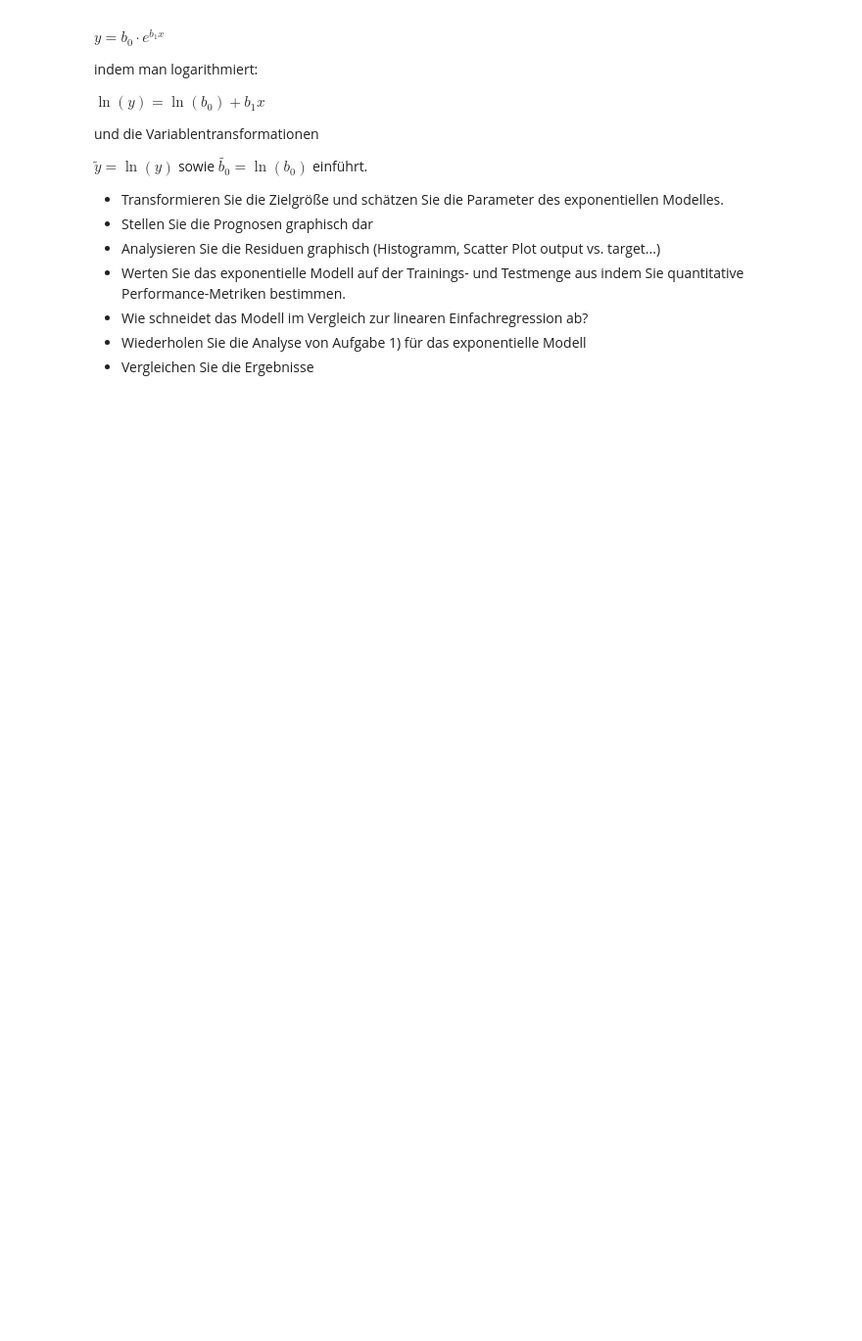
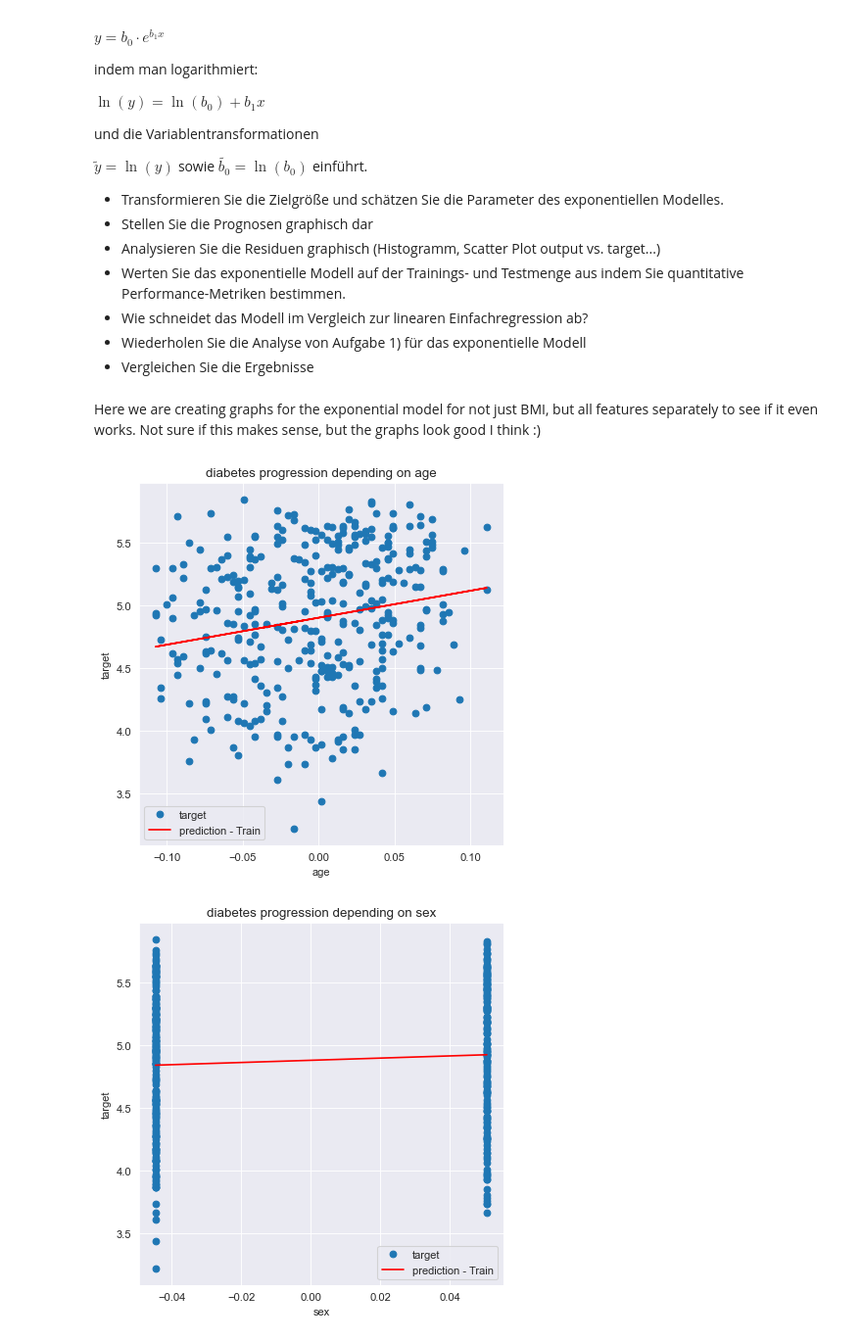
Before and after one commit to Bajtinus/ML-Project, a Jupyter notebook: ELO-files/Python/ML_Lecture1_LinearModels_Part1.ipynb, the cells around one changed output. Shown at 98% size. Saved outputs shown, nothing was run; the diff lists cells and outputs as text; code cells hidden in the pictures; blank space fills up the shorter version.

```diff
--- a/ELO-files/Python/ML_Lecture1_LinearModels_Part1.ipynb
+++ b/ELO-files/Python/ML_Lecture1_LinearModels_Part1.ipynb
@@ -483,3 +483,41 @@ $\tilde{y}=\ln{(y)}$ sowie $\tilde{b_0}=\ln{(b_0)}$ einführt.
 - Wie schneidet das Modell im Vergleich zur linearen Einfachregression ab?
 - Wiederholen Sie die Analyse von Aufgabe 1) für das exponentielle Modell
 - Vergleichen Sie die Ergebnisse
+# %% [markdown]
+Here we are creating graphs for the exponential model for not just BMI, but all features separately to see if it even works.
+Not sure if this makes sense, but the graphs look good I think :)
+# %%
+diabetes = load_diabetes()
+data = diabetes.data
+target = diabetes.target
+for feature in diabetes.feature_names:
+    dataframe = pd.DataFrame(data, columns=diabetes.feature_names)
+    dataframe["Target"] = target
+
+    x = dataframe.drop(columns=["Target"])
+    y = dataframe["Target"]
+    y_log = np.log(y)
+
+    x_train, x_test, y_train, y_test = train_test_split(x, y_log, test_size=0.2)
+    x_train_bmi = sm.add_constant(x_train[feature])
+    x_test_bmi = sm.add_constant(x_test[feature])
+
+    model_lin_reg = sm.OLS(y_train, x_train_bmi)
+    results_lin_reg = model_lin_reg.fit()
+
+    y_hat_lin_reg_train_log = results_lin_reg.predict(x_train_bmi)
+    y_hat_lin_reg_test_log = results_lin_reg.predict(x_test_bmi)
+
+    y_hat_lin_reg_train = np.exp(y_hat_lin_reg_train_log)
+    y_hat_lin_reg_test = np.exp(y_hat_lin_reg_test_log)
+
+    plt.figure(figsize=(6, 6), dpi=80)
+    plt.plot(x_train[feature], y_train, 'o', label='target')
+    plt.plot(x_train[feature], y_hat_lin_reg_train_log, 'r', label='prediction - Train')
+    plt.xlabel(feature)
+    plt.ylabel('target')
+    plt.title(f'diabetes progression depending on {feature}')
+    plt.legend()
+# %% [output]
+[figure, added]
+[figure, added]
```
Also changed, not shown: parts of 17 cells of this notebook.
